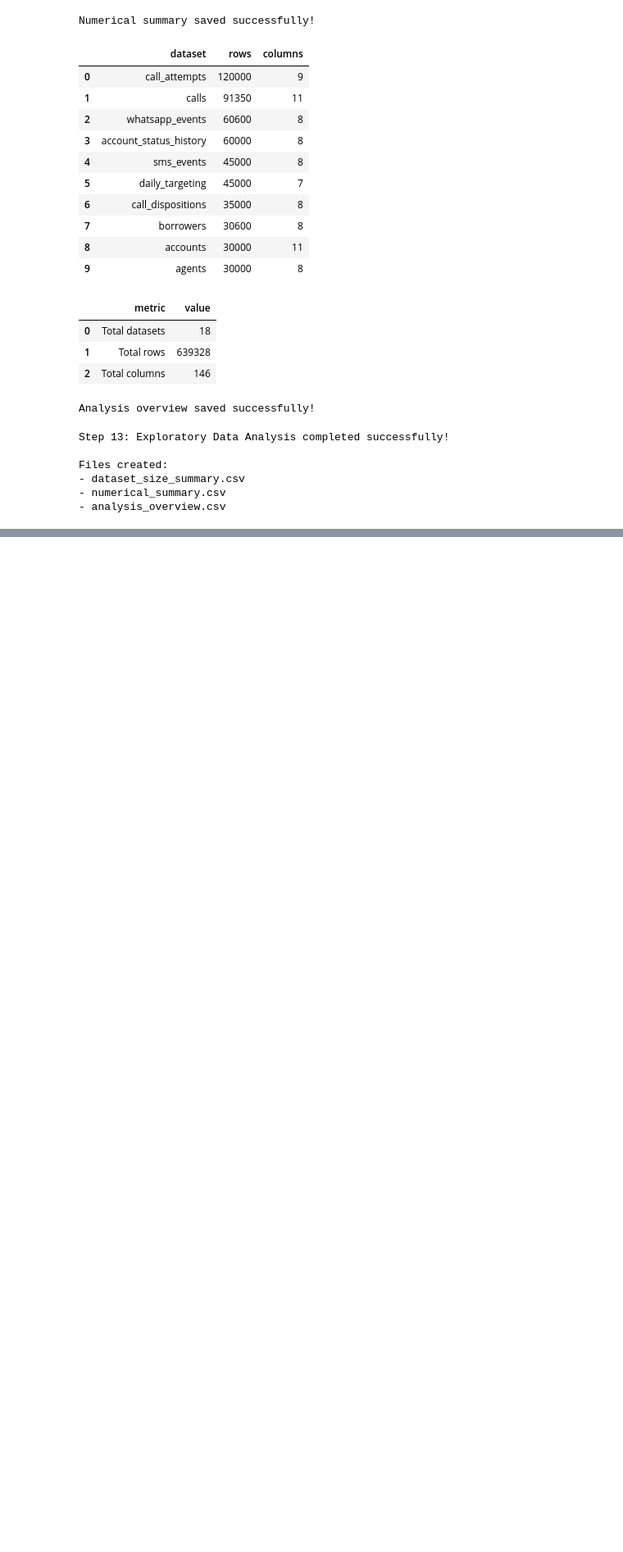
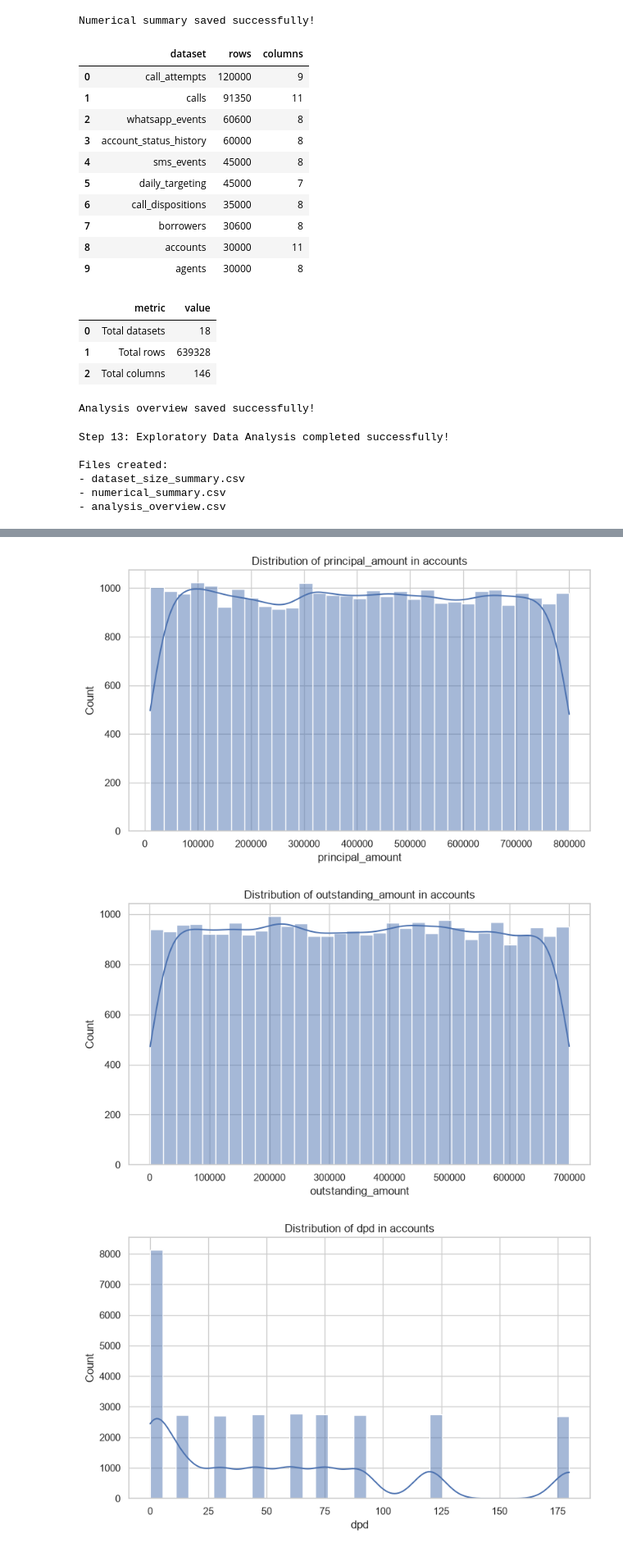
Before and after one commit to Rohit3435/Data_Analyst_Assignment, a Jupyter notebook: Data_Analyst_Project.ipynb, the cells around one changed output, grey strips where cells are left out. Shown at 82% size. Cells and saved outputs as stored; diff of their text form; code cells hidden in the pictures; blank space fills up the shorter version.

```diff
--- a/Data_Analyst_Project.ipynb
+++ b/Data_Analyst_Project.ipynb
@@ -2032,0 +2236,14 @@ Files created:
+# %%
+selected_dataset_name = None
+
+for dataset_name, dataframe in datasets.items():
+
+    numerical_columns = dataframe.select_dtypes(
+        include=["number"]
+    ).columns.tolist()
+
+    if len(numerical_columns) > 0:
+        selected_dataset_name = dataset_name
+        break
+
+print("Selected dataset:", selected_dataset_name)
@@ -2032,0 +2252,34 @@ Files created:
+# %%
+if selected_dataset_name is not None:
+
+    selected_dataframe = datasets[selected_dataset_name]
+
+    numerical_columns = selected_dataframe.select_dtypes(
+        include=["number"]
+    ).columns.tolist()
+
+    selected_numerical_columns = numerical_columns[:6]
+
+    for column in selected_numerical_columns:
+
+        plt.figure(figsize=(8, 5))
+
+        sns.histplot(
+            data=selected_dataframe,
+            x=column,
+            kde=True
+        )
+
+        plt.title(
+            f"Distribution of {column} in {selected_dataset_name}"
+        )
+
+        plt.tight_layout()
+        plt.show()
+
+else:
+    print("No numerical columns found.")
+# %% [output]
+[figure, added]
+[figure, added]
+[figure, added]
```
Also changed, not shown: parts of 15 cells of this notebook, 4 other files.
